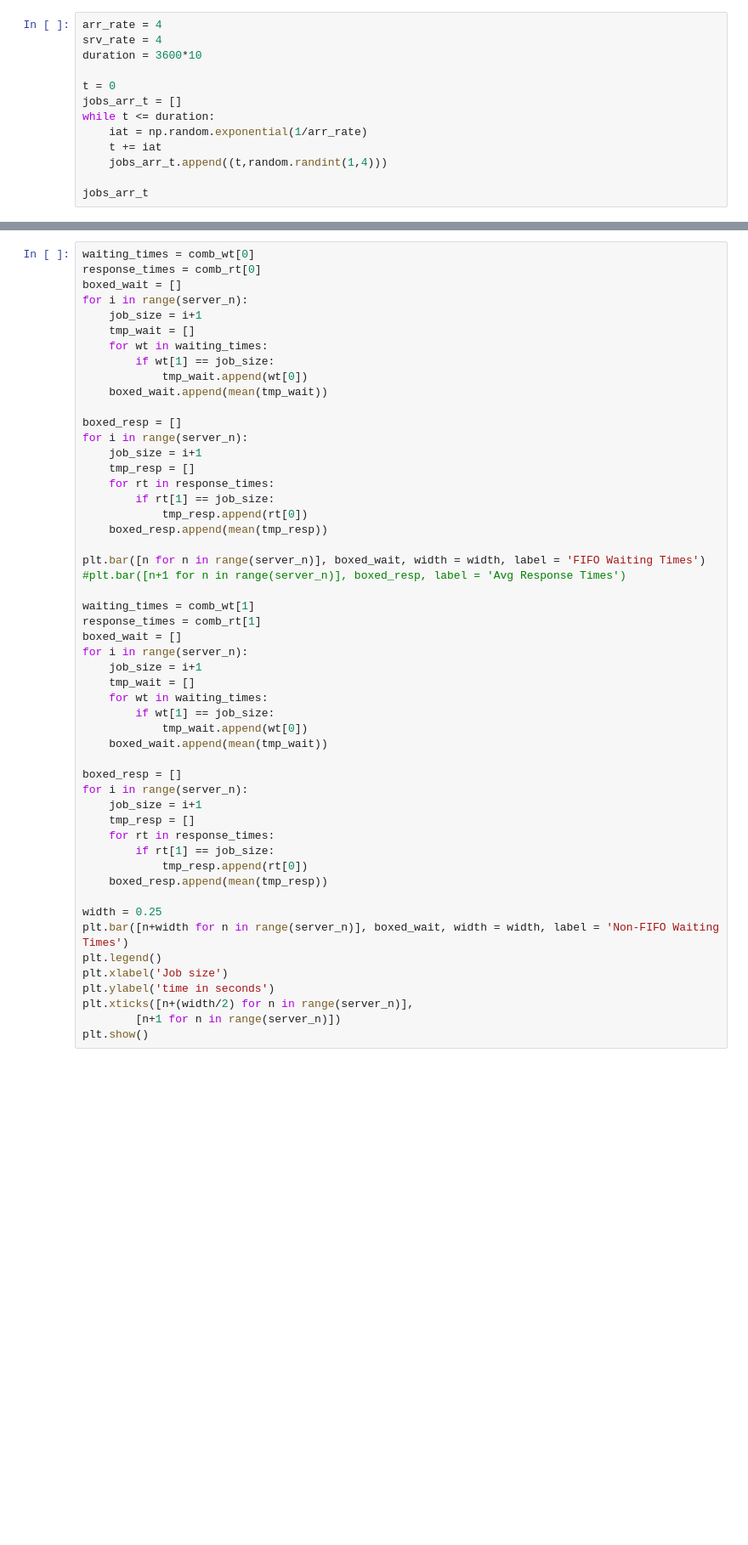
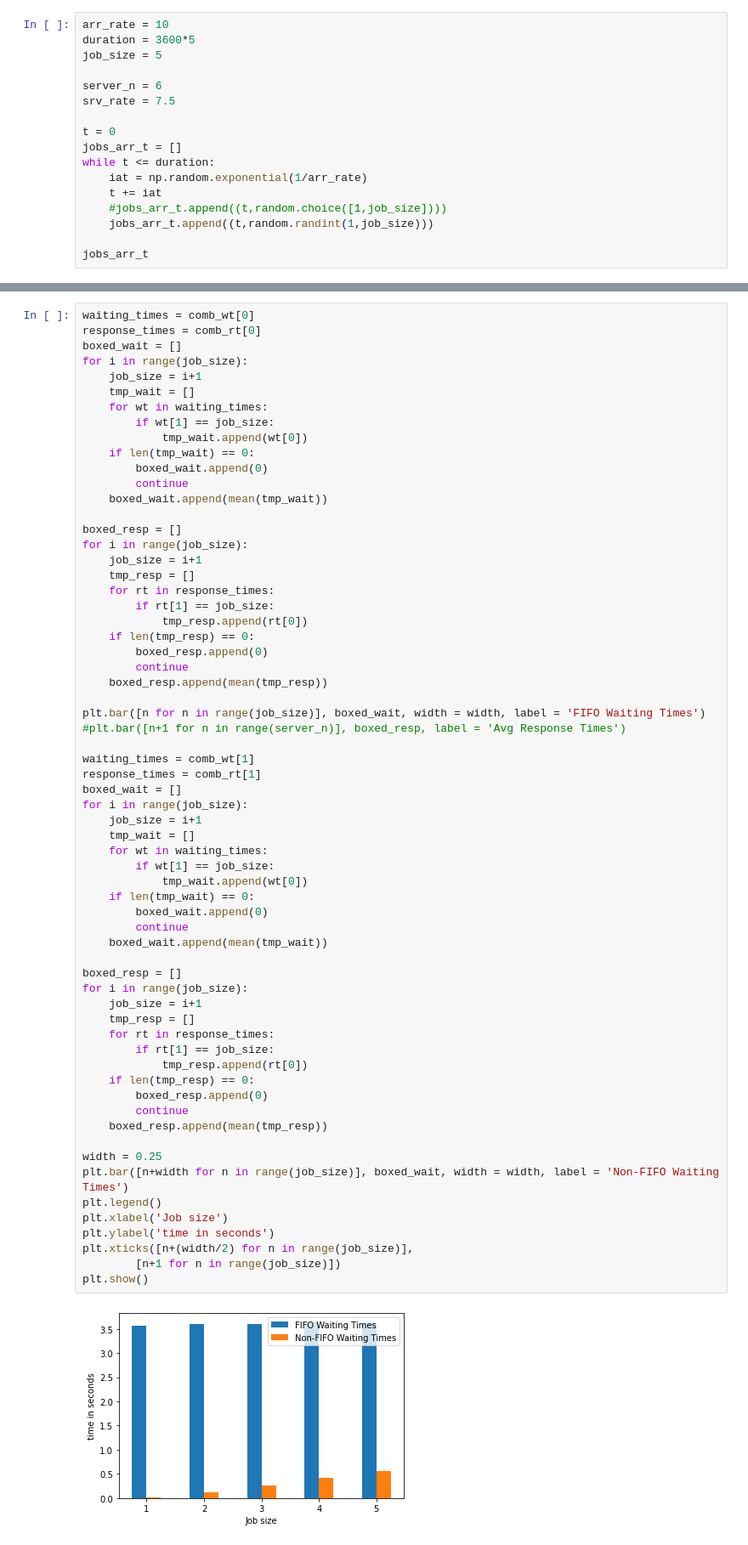
Before and after one commit to primetime49/krusty-krab, a Jupyter notebook: Multiserver.ipynb, the cells around one changed output, grey strips where cells are left out. Shown at 85% size. Cells and saved outputs as stored; diff of their text form; blank space fills up the shorter version.

```diff
--- a/Multiserver.ipynb
+++ b/Multiserver.ipynb
@@ -40,16 +40,20 @@ def busy_server_n(t,servers):
         i+=1
     return len(servers)-n #reverse
 # %%
-arr_rate = 4
-srv_rate = 4
-duration = 3600*10
+arr_rate = 10
+duration = 3600*5
+job_size = 5
+
+server_n = 6
+srv_rate = 7.5
 
 t = 0
 jobs_arr_t = []
 while t <= duration:
     iat = np.random.exponential(1/arr_rate)
     t += iat
-    jobs_arr_t.append((t,random.randint(1,4)))
+    #jobs_arr_t.append((t,random.choice([1,job_size])))
+    jobs_arr_t.append((t,random.randint(1,job_size)))
 
 jobs_arr_t
 # %%
@@ -289,54 +302,68 @@ plt.show()
 waiting_times = comb_wt[0]
 response_times = comb_rt[0]
 boxed_wait = []
-for i in range(server_n):
+for i in range(job_size):
     job_size = i+1
     tmp_wait = []
     for wt in waiting_times:
         if wt[1] == job_size:
             tmp_wait.append(wt[0])
+    if len(tmp_wait) == 0:
+        boxed_wait.append(0)
+        continue
     boxed_wait.append(mean(tmp_wait))
 
 boxed_resp = []
-for i in range(server_n):
+for i in range(job_size):
     job_size = i+1
     tmp_resp = []
     for rt in response_times:
         if rt[1] == job_size:
             tmp_resp.append(rt[0])
+    if len(tmp_resp) == 0:
+        boxed_resp.append(0)
+        continue
     boxed_resp.append(mean(tmp_resp))
 
-plt.bar([n for n in range(server_n)], boxed_wait, width = width, label = 'FIFO Waiting Times')
+plt.bar([n for n in range(job_size)], boxed_wait, width = width, label = 'FIFO Waiting Times')
 #plt.bar([n+1 for n in range(server_n)], boxed_resp, label = 'Avg Response Times')
 
 waiting_times = comb_wt[1]
 response_times = comb_rt[1]
 boxed_wait = []
-for i in range(server_n):
+for i in range(job_size):
     job_size = i+1
     tmp_wait = []
     for wt in waiting_times:
         if wt[1] == job_size:
             tmp_wait.append(wt[0])
+    if len(tmp_wait) == 0:
+        boxed_wait.append(0)
+        continue
     boxed_wait.append(mean(tmp_wait))
 
 boxed_resp = []
-for i in range(server_n):
+for i in range(job_size):
     job_size = i+1
     tmp_resp = []
     for rt in response_times:
         if rt[1] == job_size:
             tmp_resp.append(rt[0])
+    if len(tmp_resp) == 0:
+        boxed_resp.append(0)
+        continue
     boxed_resp.append(mean(tmp_resp))
 
 width = 0.25
-plt.bar([n+width for n in range(server_n)], boxed_wait, width = width, label = 'Non-FIFO Waiting Times')
+plt.bar([n+width for n in range(job_size)], boxed_wait, width = width, label = 'Non-FIFO Waiting Times')
 plt.legend()
 plt.xlabel('Job size')
 plt.ylabel('time in seconds')
-plt.xticks([n+(width/2) for n in range(server_n)],
-        [n+1 for n in range(server_n)])
+plt.xticks([n+(width/2) for n in range(job_size)],
+        [n+1 for n in range(job_size)])
 plt.show()
+# %% [output]
+[figure, added]
 # %%
 waiting_times = comb_wt[0]
 response_times = comb_rt[0]
```
Also changed, not shown: parts of 5 cells of this notebook.
